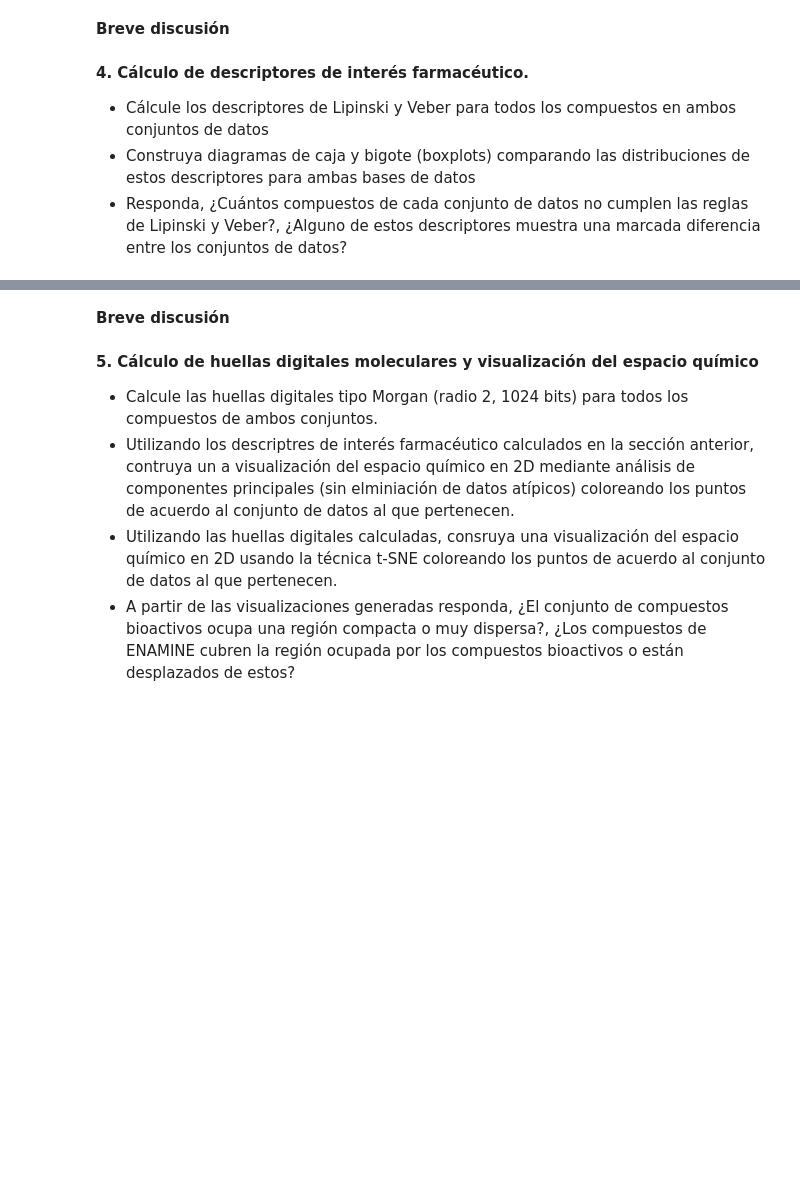
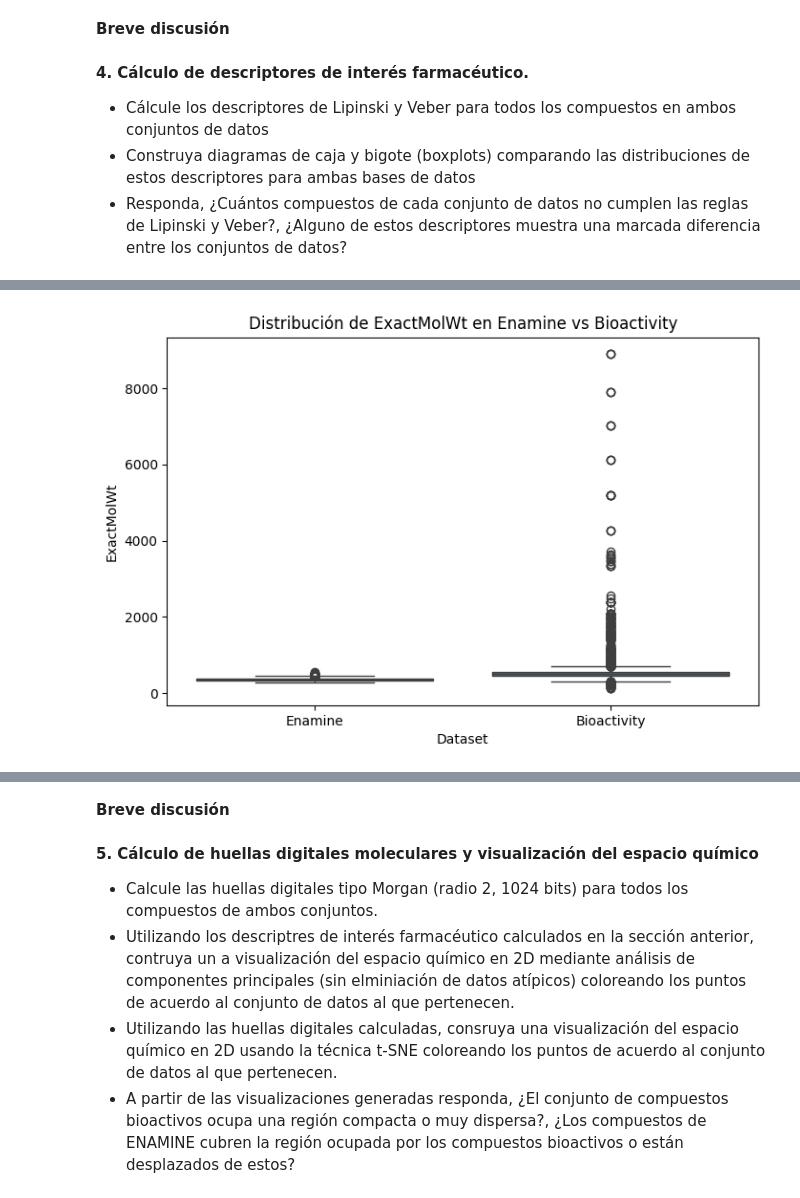
Before and after one commit to diegoga03/ChemestryPython, a Jupyter notebook: Yoatzin_Torres_Ejercicio_Final.ipynb, the cells around one changed output, grey strips where cells are left out. Saved outputs shown, nothing was run; the diff lists cells and outputs as text; code cells hidden in the pictures; blank space fills up the shorter version.

```diff
--- a/Yoatzin_Torres_Ejercicio_Final.ipynb
+++ b/Yoatzin_Torres_Ejercicio_Final.ipynb
@@ -361,3 +381,94 @@ Scaffolds válidos: 25
 *   Cálcule los descriptores de Lipinski y Veber para todos los compuestos en ambos conjuntos de datos
 *   Construya diagramas de caja y bigote (boxplots) comparando las distribuciones de estos descriptores para ambas bases de datos
 *   Responda, ¿Cuántos compuestos de cada conjunto de datos no cumplen las reglas de Lipinski y Veber?, ¿Alguno de estos descriptores muestra una marcada diferencia entre los conjuntos de datos?
+# %%
+print("Cálcule los descriptores de Lipinski y Veber para todos los compuestos en ambos conjuntos de datos")
+# Creamos una función auxiliar que recibe como entrada el SMILES de cada compuesto, dentro de la función transformamos el
+# SMILES en un objeto Mol de RDKit, lo cual nos permite calcular los descriptores fisicoquímicos asociados a las reglas de Lipinski y Veber.
+def calcular_lipinski_veber(smiles):
+    mol = Chem.MolFromSmiles(smiles)
+    if mol is None:
+        return None
+    return {
+        # Lipinski
+        "ExactMolWt": rdMolDescriptors.CalcExactMolWt(mol),
+        "Lipinski_HBA": rdMolDescriptors.CalcNumLipinskiHBA(mol),
+        "Lipinski_HBD": rdMolDescriptors.CalcNumLipinskiHBD(mol),
+        "LogP": rdMolDescriptors.CalcCrippenDescriptors(mol)[0],
+        # Veber
+        "RotBonds": rdMolDescriptors.CalcNumRotatableBonds(mol),
+        "TPSA": rdMolDescriptors.CalcTPSA(mol)
+    }
+
+# Aplicamos nuestra función a cada conjunto de datos:
+# Enamine y Bioactivity. Esto genera un diccionario con los descriptores por cada molécula,
+# que luego transformamos en un DataFrame y lo anexamos como nuevas columnas.
+enamine_desc = enamine["SMILES"].apply(calcular_lipinski_veber)
+enamine = enamine.assign(**pd.DataFrame(enamine_desc.tolist()))
+bioactivity_desc = bioactivity["Smiles"].apply(calcular_lipinski_veber)
+bioactivity = bioactivity.assign(**pd.DataFrame(bioactivity_desc.tolist()))
+
+# Finalmente, verificamos los resultados mostrando las primeras filas de cada conjunto junto con los descriptores calculados,
+# para confirmar que se añadieron correctamente.
+#print(enamine.head()[["SMILES","ExactMolWt","Lipinski_HBA","Lipinski_HBD","LogP","RotBonds","TPSA"]])
+#print(bioactivity.head()[["Smiles","ExactMolWt","Lipinski_HBA","Lipinski_HBD","LogP","RotBonds","TPSA"]])
+
+print("\nConstruya diagramas de caja y bigote (boxplots) comparando las distribuciones de estos descriptores para ambas bases de datos")
+# Para poder comparar las distribuciones de los descriptores entre ambos conjuntos,
+# unificamos los datos en un solo DataFrame. Esto nos permitirá graficar con seaborn
+# y distinguir cada base de datos mediante una columna adicional.
+enamine["Dataset"] = "Enamine"
+bioactivity["Dataset"] = "Bioactivity"
+# Concatenamos ambos DataFrames en uno solo
+combined = pd.concat([enamine, bioactivity], ignore_index=True)
+# Definimos la lista de descriptores que queremos comparar
+descriptores = ["ExactMolWt","Lipinski_HBA","Lipinski_HBD","LogP","RotBonds","TPSA"]
+# Generamos un diagrama de caja y bigote para cada descriptor
+for desc in descriptores:
+    plt.figure(figsize=(8,5))
+    sns.boxplot(x="Dataset", y=desc, data=combined)
+    plt.title(f"Distribución de {desc} en Enamine vs Bioactivity")
+    plt.show()
+
+print("\nResponda, ¿Cuántos compuestos de cada conjunto de datos no cumplen las reglas de Lipinski y Veber?, ¿Alguno de estos descriptores muestra una marcada diferencia entre los conjuntos de datos?")
+# Para responder la pregunta, primero definimos las condiciones de cumplimiento
+# de las reglas de Lipinski y Veber en cada conjunto de datos.
+
+# Lipinski: Peso molecular < 500, LogP < 5, HBD ≤ 5, HBA ≤ 10
+enamine["Lipinski_OK"] = (
+    (enamine["ExactMolWt"] < 500) &
+    (enamine["LogP"] < 5) &
+    (enamine["Lipinski_HBD"] <= 5) &
+    (enamine["Lipinski_HBA"] <= 10)
+)
+
+bioactivity["Lipinski_OK"] = (
+    (bioactivity["ExactMolWt"] < 500) &
+    (bioactivity["LogP"] < 5) &
+    (bioactivity["Lipinski_HBD"] <= 5) &
+    (bioactivity["Lipinski_HBA"] <= 10)
+)
+
+# Veber: RotBonds ≤ 10, TPSA ≤ 140
+enamine["Veber_OK"] = (
+    (enamine["RotBonds"] <= 10) &
+    (enamine["TPSA"] <= 140)
+)
+
+bioactivity["Veber_OK"] = (
+    (bioactivity["RotBonds"] <= 10) &
+    (bioactivity["TPSA"] <= 140)
+)
+
+# Ahora contamos cuántos compuestos NO cumplen cada regla en cada conjunto
+no_lipinski_enamine = (~enamine["Lipinski_OK"]).sum()
+no_lipinski_bioactivity = (~bioactivity["Lipinski_OK"]).sum()
+
+no_veber_enamine = (~enamine["Veber_OK"]).sum()
+no_veber_bioactivity = (~bioactivity["Veber_OK"]).sum()
+
+print("Compuestos Enamine que NO cumplen Lipinski:", no_lipinski_enamine)
+print("Compuestos Bioactivity que NO cumplen Lipinski:", no_lipinski_bioactivity)
+print("\nCompuestos Enamine que NO cumplen Veber:", no_veber_enamine)
+print("Compuestos Bioactivity que NO cumplen Veber:", no_veber_bioactivity)
+# %% [output]
@@ -363,0 +478 @@ Scaffolds válidos: 25
+[figure, added]
```
Also changed, not shown: parts of 4 cells of this notebook.
